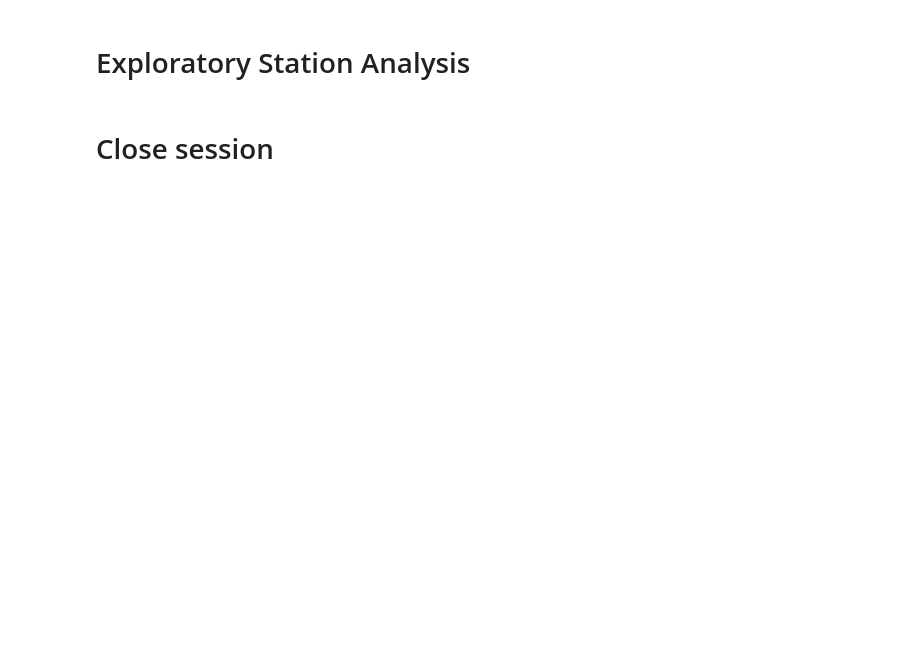
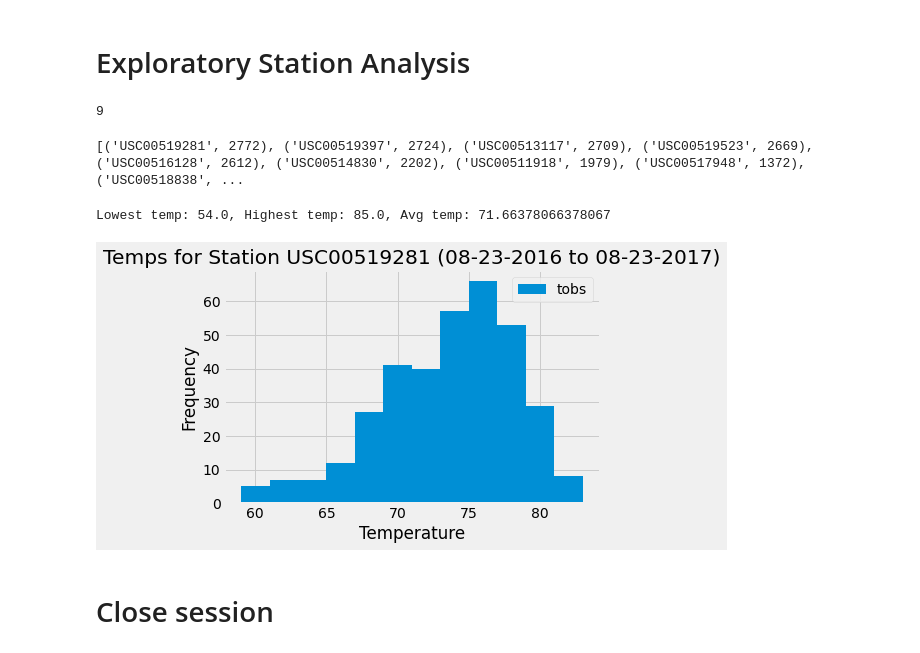
Before and after one commit to NT-nguyen29/sqlalchemy-challenge, a Jupyter notebook: climate_starter.ipynb, the cells around one changed output. Drawn from its saved outputs; the diff is of its cells as text; code cells hidden in the pictures; blank space fills up the shorter version.

```diff
--- a/climate_starter.ipynb
+++ b/climate_starter.ipynb
@@ -109,6 +139,16 @@ data_df.head()
 # Exploratory Station Analysis
 # %%
 # Design a query to calculate the total number stations in the dataset
+numOf_stations = session.query(station.name).count()
+print(numOf_stations)
+# %% [output]
+9
 # %%
 # Design a query to find the most active stations (i.e. what stations have the most rows?)
 # List the stations and the counts in descending order.
+# (https://stackoverflow.com/questions/46978199/select-the-count-and-value-of-a-sqlalchemy-column-using-having)
+mostActive = session.query(measurement.station, func.count(measurement.station))\
+    .group_by(measurement.station).order_by(func.count(measurement.station).desc()).all()
+print(mostActive)
+# %% [output]
+[('USC00519281', 2772), ('USC00519397', 2724), ('USC00513117', 2709), ('USC00519523', 2669), ('USC00516128', 2612), ('USC00514830', 2202), ('USC00511918', 1979), ('USC00517948', 1372), ('USC00518838', ...
@@ -120,3 +155,35 @@ data_df.head()
+# %%
+# Using the most active station id from the previous query, calculate the lowest, highest, and average temperature.
+# most active station id is 'USC00519281' and I'm assuming that 'tobs' is something along the lines of 'temperature observed'
+min_temp = session.query(func.min(measurement.tobs)).filter(measurement.station == 'USC00519281').all()
+max_temp = session.query(func.max(measurement.tobs)).filter(measurement.station == 'USC00519281').all()
+avg_temp = session.query(func.avg(measurement.tobs)).filter(measurement.station == 'USC00519281').all()
+
+print(f"Lowest temp: {min_temp[0][0]}, Highest temp: {max_temp[0][0]}, Avg temp: {avg_temp[0][0]}")
+# %% [output]
+Lowest temp: 54.0, Highest temp: 85.0, Avg temp: 71.66378066378067
+# %%
+# Using the most active station id ('USC00519281')
+# Query the last 12 months of temperature observation data for this station and plot the results as a histogram
+sel = [measurement.date, measurement.tobs]
+data_USC00519281 = session.query(*sel).filter(measurement.station == 'USC00519281')\
+    .filter(measurement.date >= start_date - dt.timedelta(days=1)).all()
+USC00519281_df = pd.DataFrame(data_USC00519281, columns=["Date", "Temps"])
+# USC00519281_df.head()
+
+# plot the histogram
+# (https://matplotlib.org/stable/api/_as_gen/matplotlib.pyplot.hist.html)
+values = USC00519281_df["Temps"]
+
+plt.hist(values, bins=12, label="tobs")
+plt.title("Temps for Station USC00519281 (08-23-2016 to 08-23-2017)")
+plt.xlabel("Temperature")
+plt.ylabel("Frequency")
+plt.legend()
+
+plt.show()
+# %% [output]
+[figure, added]
 # %% [markdown]
 # Close session
 # %%
```
Also changed, not shown: parts of 5 cells of this notebook.
